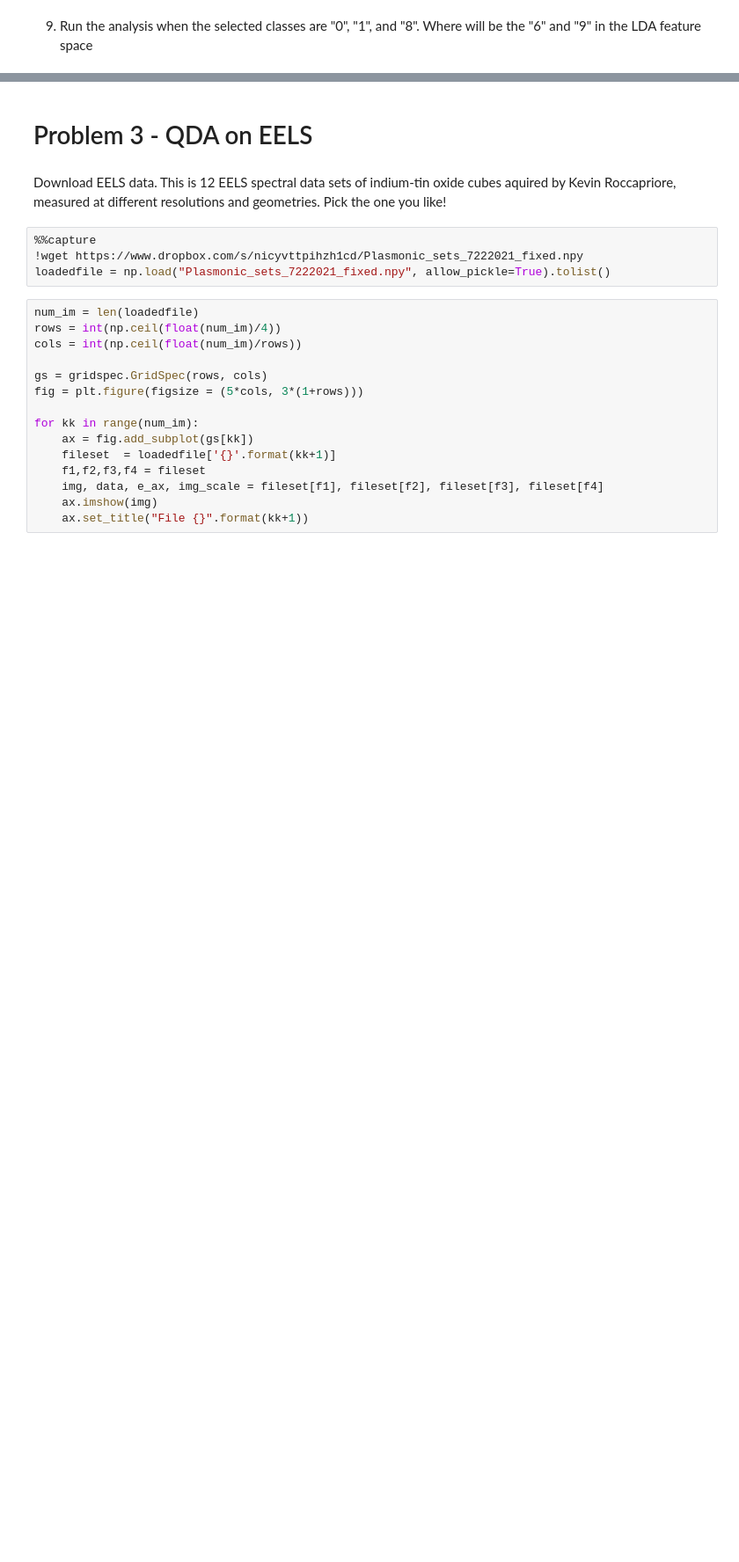
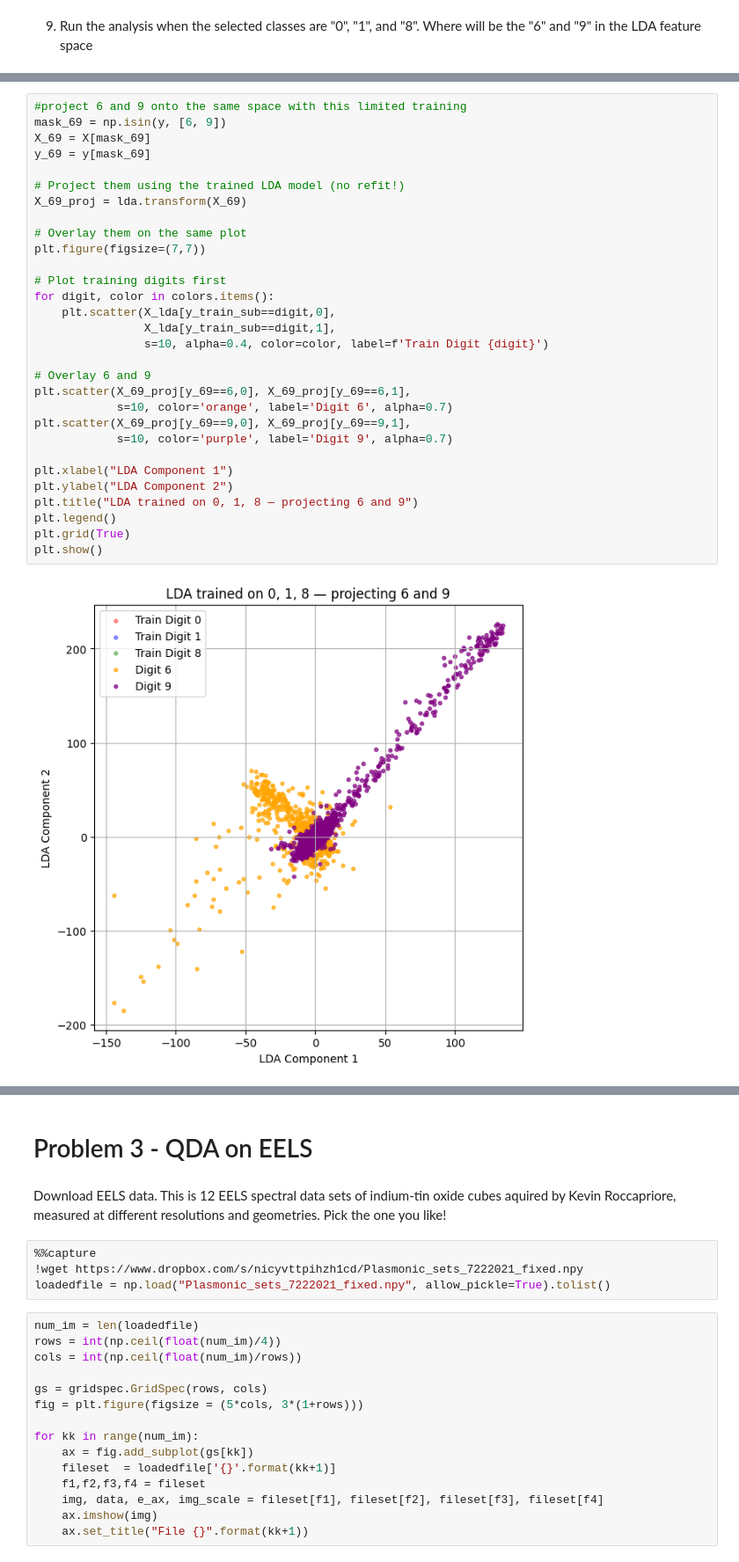
Before and after one commit to smoody-mines/MSE504, a Jupyter notebook: Homework_6.ipynb, the cells around one changed output, grey strips where cells are left out. Shown at 88% size. Drawn from its saved outputs; the diff is of its cells as text; blank space fills up the shorter version.

```diff
--- a/Homework_6.ipynb
+++ b/Homework_6.ipynb
@@ -155,0 +236,32 @@ Answer 9:
+# %%
+#project 6 and 9 onto the same space with this limited training
+mask_69 = np.isin(y, [6, 9])
+X_69 = X[mask_69]
+y_69 = y[mask_69]
+
+# Project them using the trained LDA model (no refit!)
+X_69_proj = lda.transform(X_69)
+
+# Overlay them on the same plot
+plt.figure(figsize=(7,7))
+
+# Plot training digits first
+for digit, color in colors.items():
+    plt.scatter(X_lda[y_train_sub==digit,0],
+                X_lda[y_train_sub==digit,1],
+                s=10, alpha=0.4, color=color, label=f'Train Digit {digit}')
+
+# Overlay 6 and 9
+plt.scatter(X_69_proj[y_69==6,0], X_69_proj[y_69==6,1],
+            s=10, color='orange', label='Digit 6', alpha=0.7)
+plt.scatter(X_69_proj[y_69==9,0], X_69_proj[y_69==9,1],
+            s=10, color='purple', label='Digit 9', alpha=0.7)
+
+plt.xlabel("LDA Component 1")
+plt.ylabel("LDA Component 2")
+plt.title("LDA trained on 0, 1, 8 — projecting 6 and 9")
+plt.legend()
+plt.grid(True)
+plt.show()
+# %% [output]
+[figure, added]
```
Also changed, not shown: parts of 5 cells of this notebook.
